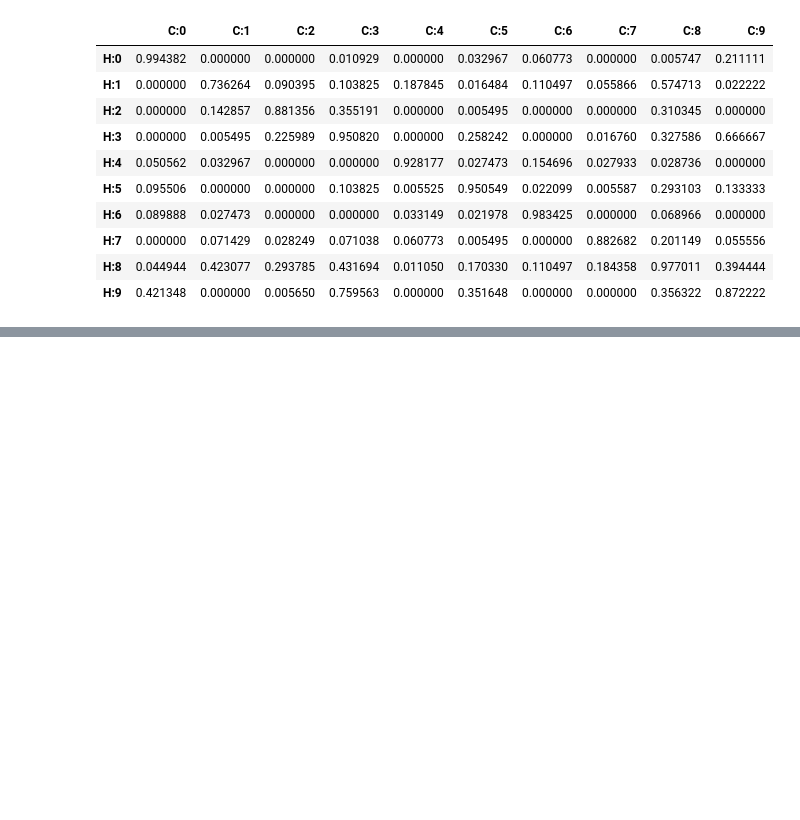
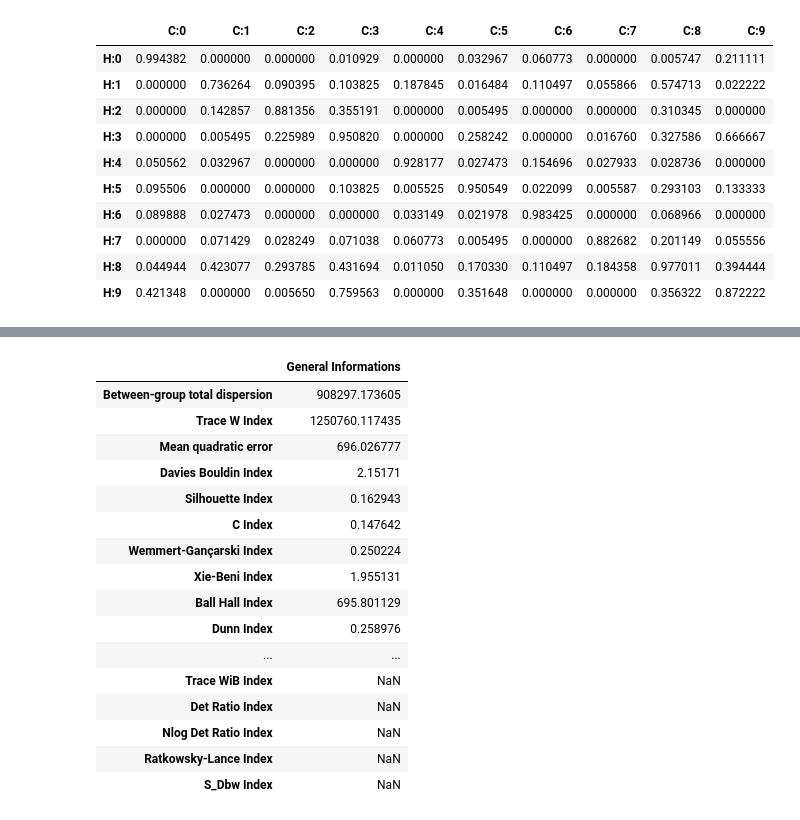
Before and after one commit to Simon-Bertrand/Clusters-Features, a Jupyter notebook: README.ipynb, the cells around one changed output, grey strips where cells are left out. Saved outputs shown, nothing was run; the diff lists cells and outputs as text; code cells hidden in the pictures; blank space fills up the shorter version.

```diff
--- a/README.ipynb
+++ b/README.ipynb
@@ -56 +78,21 @@ CC.utils_UMAP
+# %%
+CC.general_info
+# %% [output]
+|  | General Informations |
+| Between-group total dispersion | 908297.173605 |
+| Trace W Index | 1250760.117435 |
+| Mean quadratic error | 696.026777 |
+| Davies Bouldin Index | 2.15171 |
+| Silhouette Index | 0.162943 |
+| C Index | 0.147642 |
+| Wemmert-Gançarski Index | 0.250224 |
+| Xie-Beni Index | 1.955131 |
+| Ball Hall Index | 695.801129 |
+| Dunn Index | 0.258976 |
+| ... | ... |
+| Trace WiB Index | NaN |
+| Det Ratio Index | NaN |
+| Nlog Det Ratio Index | NaN |
+| Ratkowsky-Lance Index | NaN |
+| S_Dbw Index | NaN |
 # %%
```
Also changed, not shown: parts of 13 cells of this notebook, 5 other files.
